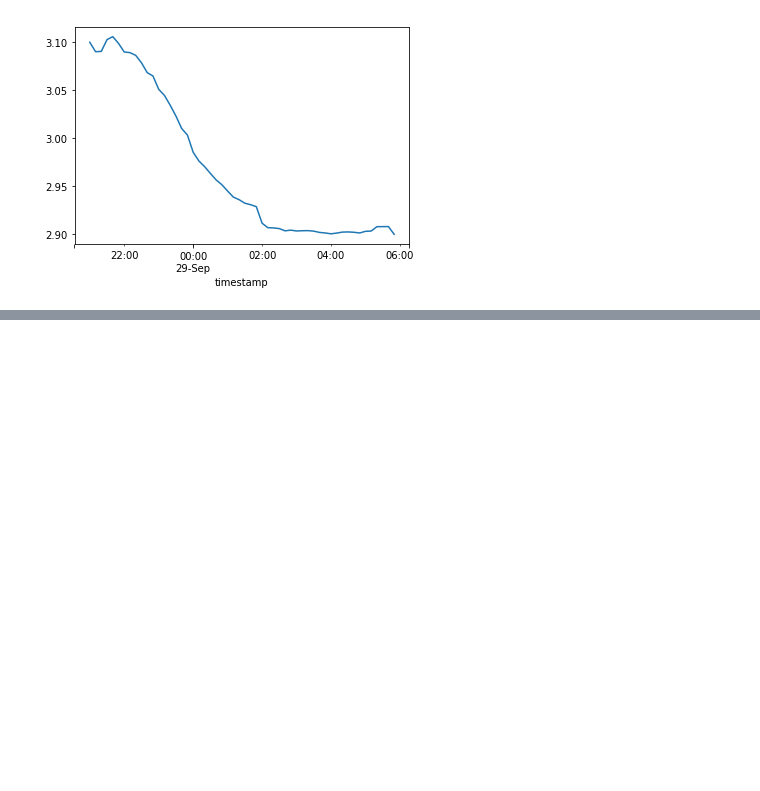
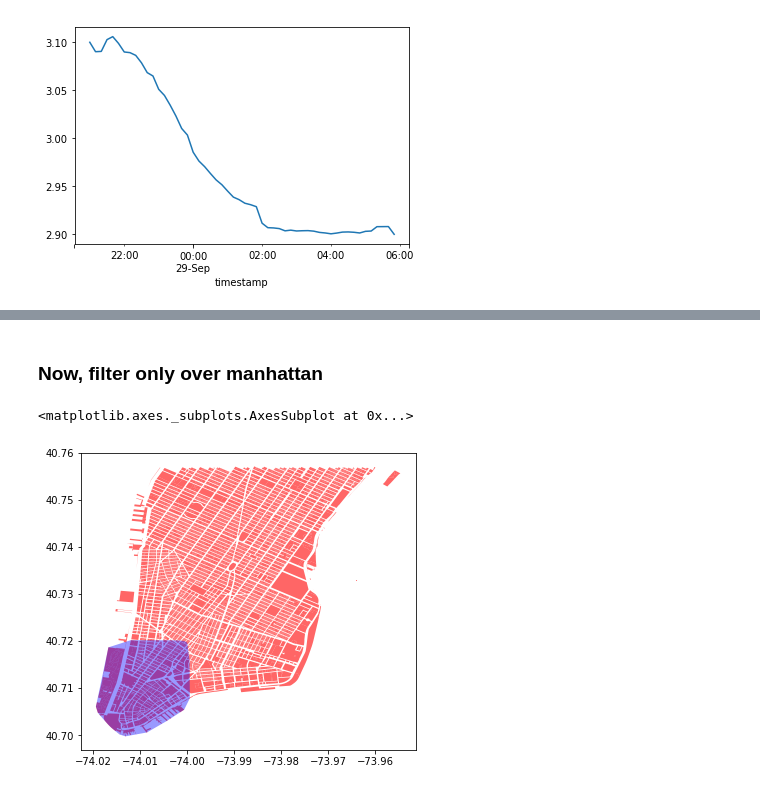
Before and after one commit to cmoscardi/independent_2018, a Jupyter notebook: join/join_sep28.ipynb, the cells around one changed output, grey strips where cells are left out. Cells and saved outputs as stored; diff of their text form; code cells hidden in the pictures; blank space fills up the shorter version.

```diff
--- a/join/join_sep28.ipynb
+++ b/join/join_sep28.ipynb
@@ -190,0 +169,20 @@ np.corrcoef(bgd[:, 0], dbz[:, 0])[1, 0]
+# %% [markdown]
+### Now, filter only over manhattan
+# %%
+import geopandas as gpd
+import matplotlib.pyplot as plt
+%matplotlib inline
+fig, ax = plt.subplots(1, 1, figsize=(6, 11))
+
+krige.in_frame.plot(ax=ax, color='red', alpha=.6)
+filt = (krige.out_reset.geometry.centroid.x > -74.03) & (krige.out_reset.geometry.centroid.y > 40.7)
+krige.out_reset[filt].plot(ax=ax, color='red', alpha=.6)
+
+infilt = (krige.in_frame.geometry.centroid.y < 40.72) & (krige.in_frame.geometry.centroid.x < -74)
+outfilt2 = (krige.out_reset.geometry.centroid.y < 40.72) & (krige.out_reset.geometry.centroid.x < -74)
+ch = gpd.GeoSeries(pd.concat([krige.in_frame[infilt].geometry,
+                              krige.out_reset[filt & outfilt2].geometry])).unary_union.convex_hull
+gpd.GeoSeries([ch]).plot(ax=ax, color='blue', alpha=.4)
+# %% [output]
+<matplotlib.axes._subplots.AxesSubplot at 0x...>
+[figure, added]
```
Also changed, not shown: parts of 27 cells of this notebook, 6 other files.
